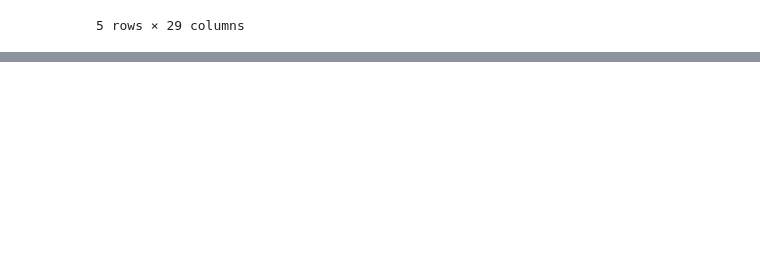
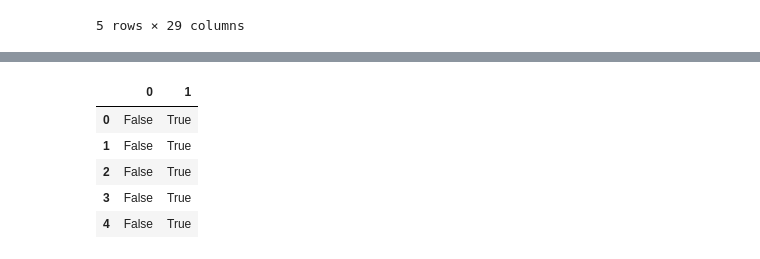
Before and after one commit to Estafy/MachineLearning, a Jupyter notebook: UNIDAD1/Practica_1.ipynb, the cells around one changed output, grey strips where cells are left out. Saved outputs shown, nothing was run; the diff lists cells and outputs as text; code cells hidden in the pictures; blank space fills up the shorter version.

```diff
--- a/UNIDAD1/Practica_1.ipynb
+++ b/UNIDAD1/Practica_1.ipynb
@@ -288,0 +342,10 @@ autos.head()
+# %%
+variable_dummy1 = pd.get_dummies(autos['fuel-type'])
+variable_dummy1.head()
+# %% [output]
+|  | 0 | 1 |
+| 0 | False | True |
+| 1 | False | True |
+| 2 | False | True |
+| 3 | False | True |
+| 4 | False | True |
```
Also changed, not shown: parts of 11 cells of this notebook.
